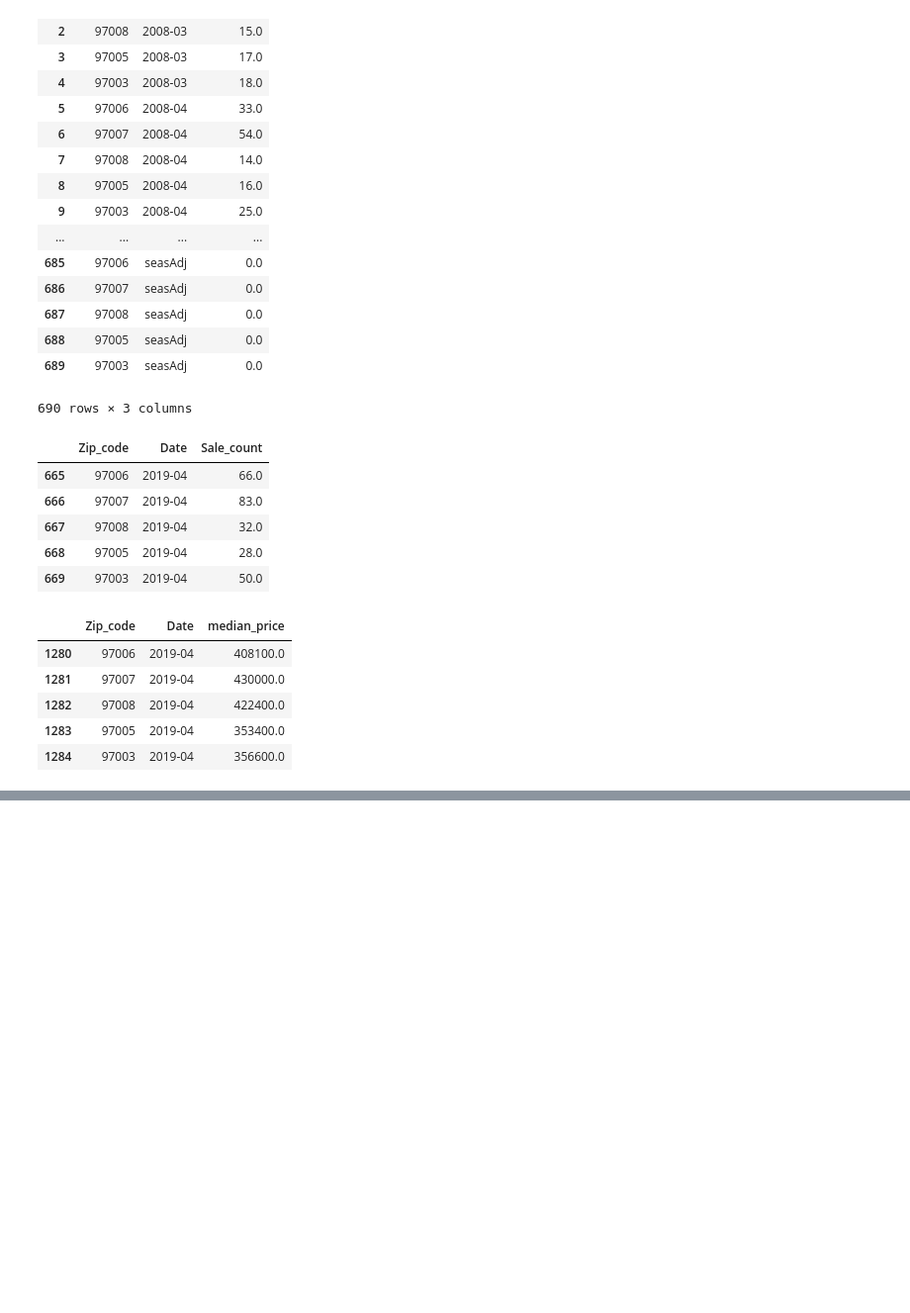
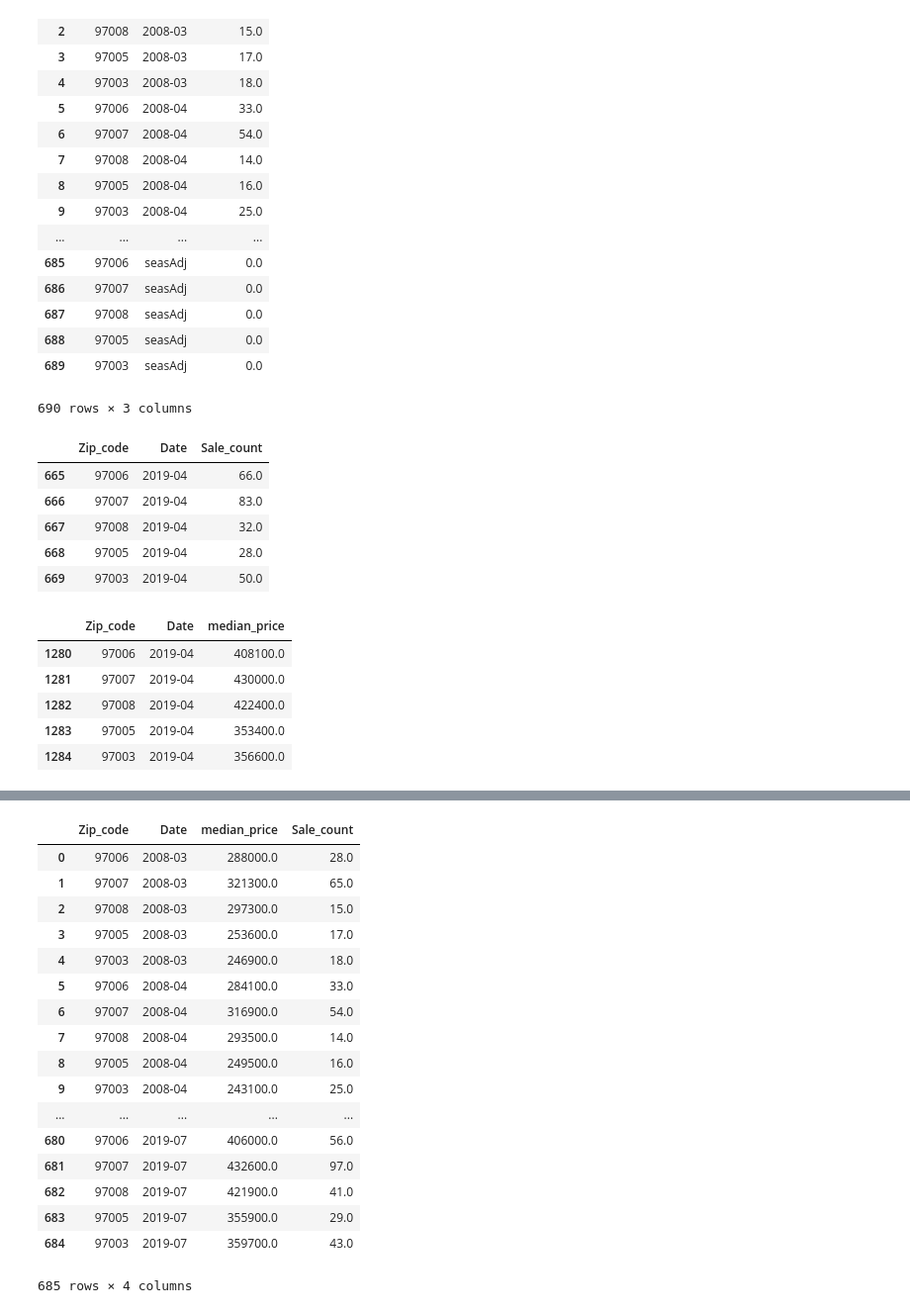
Before and after one commit to meharperjr/etlproject, a Jupyter notebook: z_hist_filter.ipynb, the cells around one changed output, grey strips where cells are left out. Shown at 99% size. Cells and saved outputs as stored; diff of their text form; code cells hidden in the pictures; blank space fills up the shorter version.

```diff
--- a/z_hist_filter.ipynb
+++ b/z_hist_filter.ipynb
@@ -450,2 +441,29 @@ april_df.drop( columns=['Date_y'])
 # %%
 april_df.to_csv("resources/april_2019.csv")
+# %%
+dates = ['2008-03', '2008-04', '2008-05', '2008-06', '2008-07', '2008-08',
+       '2008-09', '2008-10', '2008-11', '2008-12', '2009-01', '2009-02',
+       '2009-03', '2009-04', '2009-05', '2009-06', '2009-07', '2009-08',
+       '2009-09', '2009-10', '2009-11', '2009-12', '2010-01', '2010-02',
+       '2010-03', '2010-04', '2010-05', '2010-06', '2010-07', '2010-08',
+       '2010-09', '2010-10', '2010-11', '2010-12', '2011-01', '2011-02',
+       '2011-03', '2011-04', '2011-05', '2011-06', '2011-07', '2011-08',
+       '2011-09', '2011-10', '2011-11', '2011-12', '2012-01', '2012-02',
+       '2012-03', '2012-04', '2012-05', '2012-06', '2012-07', '2012-08',
+       '2012-09', '2012-10', '2012-11', '2012-12', '2013-01', '2013-02',
+       '2013-03', '2013-04', '2013-05', '2013-06', '2013-07', '2013-08',
+       '2013-09', '2013-10', '2013-11', '2013-12', '2014-01', '2014-02',
+       '2014-03', '2014-04', '2014-05', '2014-06', '2014-07', '2014-08',
+       '2014-09', '2014-10', '2014-11', '2014-12', '2015-01', '2015-02',
+       '2015-03', '2015-04', '2015-05', '2015-06', '2015-07', '2015-08',
+       '2015-09', '2015-10', '2015-11', '2015-12', '2016-01', '2016-02',
+       '2016-03', '2016-04', '2016-05', '2016-06', '2016-07', '2016-08',
+       '2016-09', '2016-10', '2016-11', '2016-12', '2017-01', '2017-02',
+       '2017-03', '2017-04', '2017-05', '2017-06', '2017-07', '2017-08',
+       '2017-09', '2017-10', '2017-11', '2017-12', '2018-01', '2018-02',
+       '2018-03', '2018-04', '2018-05', '2018-06', '2018-07', '2018-08',
+       '2018-09', '2018-10', '2018-11', '2018-12', '2019-01', '2019-02',
+       '2019-03', '2019-04', '2019-05', '2019-06', '2019-07']
+# %%
+yearlymedian_df = clean[clean.Date.isin(dates)]
+yearlymedian_df.head()
@@ -451,0 +477,3 @@ april_df.to_csv("resources/april_2019.csv")
+# %%
+yearlycount_df = clean_count[clean_count.Date.isin(dates)]
+yearlycount_df.head()
@@ -451,0 +487,22 @@ april_df.to_csv("resources/april_2019.csv")
+# %%
+years_2008_2019_df =pd.merge(yearlymedian_df,yearlycount_df)
+years_2008_2019_df
+# %% [output]
+|  | Zip_code | Date | median_price | Sale_count |
+| 0 | 97006 | 2008-03 | 288000.0 | 28.0 |
+| 1 | 97007 | 2008-03 | 321300.0 | 65.0 |
+| 2 | 97008 | 2008-03 | 297300.0 | 15.0 |
+| 3 | 97005 | 2008-03 | 253600.0 | 17.0 |
+| 4 | 97003 | 2008-03 | 246900.0 | 18.0 |
+| 5 | 97006 | 2008-04 | 284100.0 | 33.0 |
+| 6 | 97007 | 2008-04 | 316900.0 | 54.0 |
+| 7 | 97008 | 2008-04 | 293500.0 | 14.0 |
+| 8 | 97005 | 2008-04 | 249500.0 | 16.0 |
+| 9 | 97003 | 2008-04 | 243100.0 | 25.0 |
+| ... | ... | ... | ... | ... |
+| 680 | 97006 | 2019-07 | 406000.0 | 56.0 |
+| 681 | 97007 | 2019-07 | 432600.0 | 97.0 |
+| 682 | 97008 | 2019-07 | 421900.0 | 41.0 |
+| 683 | 97005 | 2019-07 | 355900.0 | 29.0 |
+| 684 | 97003 | 2019-07 | 359700.0 | 43.0 |
+685 rows × 4 columns
```
Also changed, not shown: parts of 5 cells of this notebook, 3 other files.
